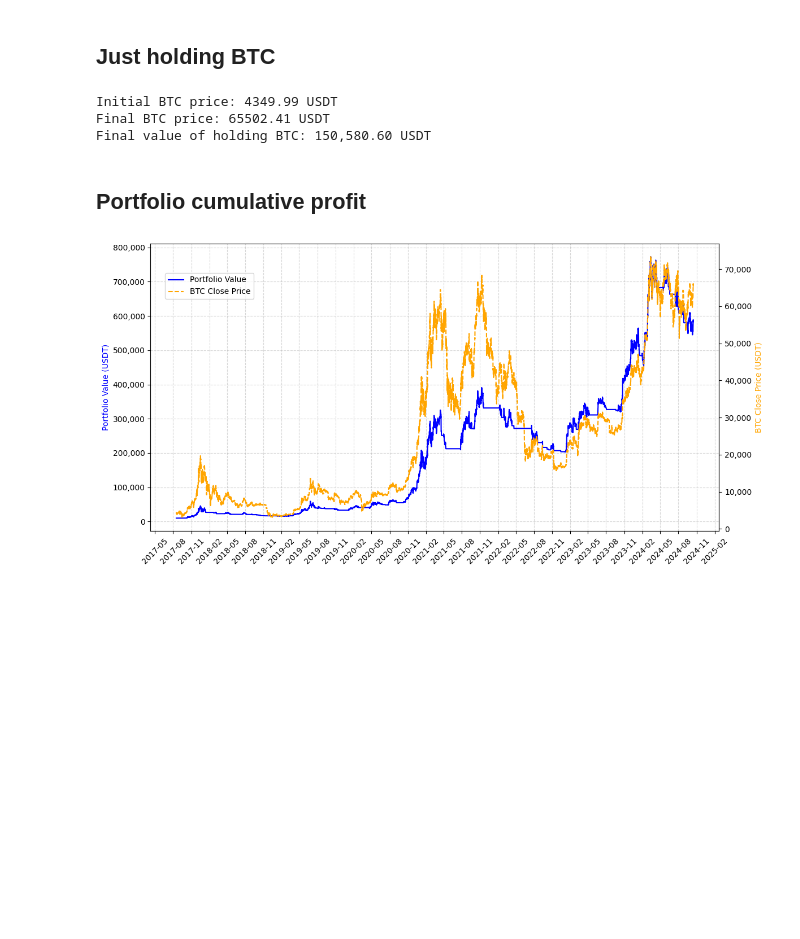
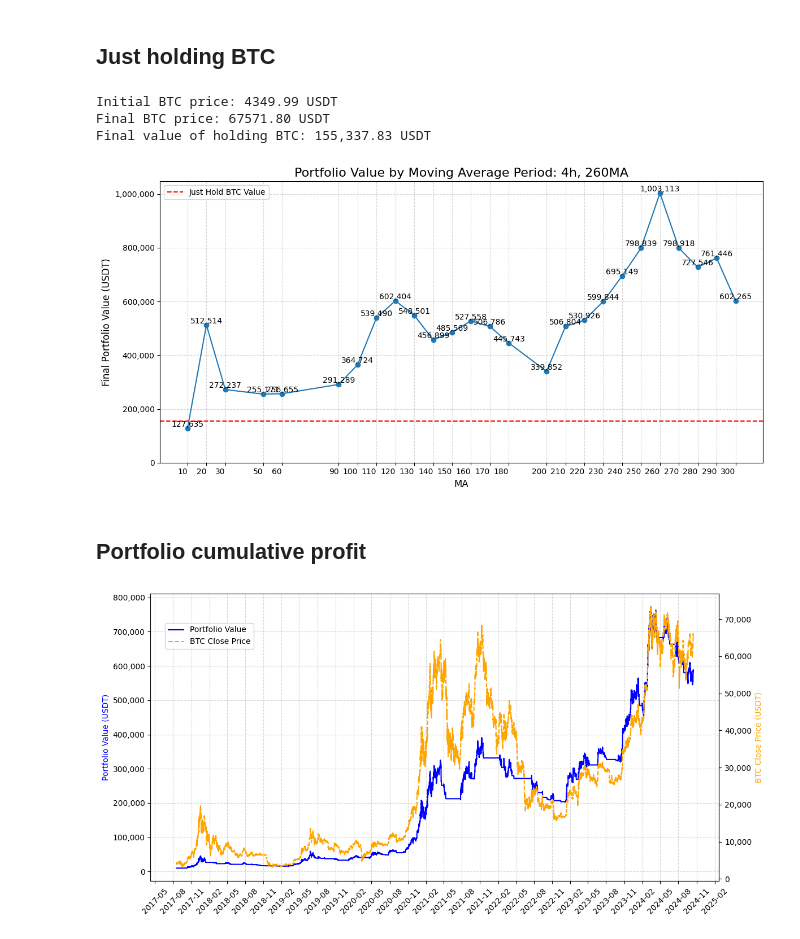
Before and after one commit to alkyne/BTC-Backtesting, a Jupyter notebook: Back_test.ipynb, the cells around one changed output. Cells and saved outputs as stored; diff of their text form; code cells hidden in the pictures; blank space fills up the shorter version.

Commit message:
Add test: find best 1d MA

```diff
--- a/Back_test.ipynb
+++ b/Back_test.ipynb
@@ -243,10 +198,56 @@ def calculate_holding_value(df):
 # Example usage
 # Assuming 'df' is a DataFrame with your historical price data (e.g., 1-hour BTC/USDT prices)
 final_value = calculate_holding_value(btc_data)
+just_holding_btc = final_value
 # %% [output]
 Initial BTC price: 4349.99 USDT
-Final BTC price: 65502.41 USDT
-Final value of holding BTC: 150,580.60 USDT
+Final BTC price: 67571.80 USDT
+Final value of holding BTC: 155,337.83 USDT
+# %%
+import matplotlib.ticker as ticker
+
+# Sort the dictionary by MA values
+sorted_portfolio_value = dict(sorted(portfolio_value_by_ma.items()))
+
+# Extract MA values and corresponding portfolio values
+ma_values = list(sorted_portfolio_value.keys())
+portfolio_values = list(sorted_portfolio_value.values())
+
+# Create the plot
+plt.figure(figsize=(12, 6))
+plt.plot(ma_values, portfolio_values, marker='o')
+
+# Customize the plot
+plt.title(f'Portfolio Value by Moving Average Period: {interval}, {best_ma}MA', fontsize=16)
+plt.xlabel('MA', fontsize=12)
+plt.ylabel('Final Portfolio Value (USDT)', fontsize=12)
+plt.grid(True, linestyle='--', alpha=0.5)
+
+plt.gca().yaxis.set_major_formatter(ticker.StrMethodFormatter('{x:,.0f}'))  # Format ticks with commas
+
+
+# Add value labels on top of each point
+for i, value in enumerate(portfolio_values):
+    plt.text(ma_values[i], value, f'{value:,.0f}', ha='center', va='bottom')
+
+# Add x-axis labels for each MA value
+plt.xticks(ma_values, [f'{ma}' for ma in ma_values], rotation=0, ha='right')
+
+# Adjust the bottom margin to accommodate the labels
+plt.subplots_adjust(bottom=0.2)
+
+# Add a horizontal line at just_holding_btc
+plt.axhline(y=just_holding_btc, color='red', linestyle='--', label='Just Hold BTC Value')
+plt.legend()
+
+# Adjust y-axis to start from 0
+plt.ylim(bottom=0)
+
+# Show the plot
+plt.tight_layout()
+plt.show()
+# %% [output]
+[figure, added]
 # %% [markdown]
 ## Portfolio cumulative profit
 # %%
```
Also changed, not shown: parts of 1 cell of this notebook, 1 other file.
